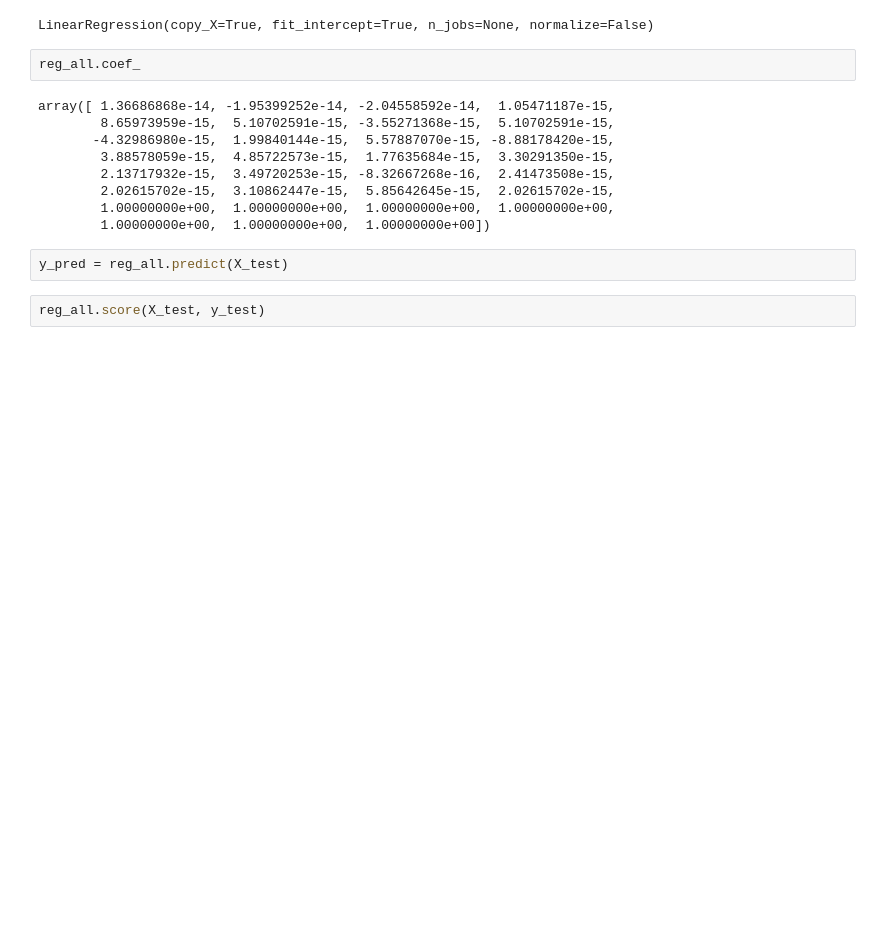
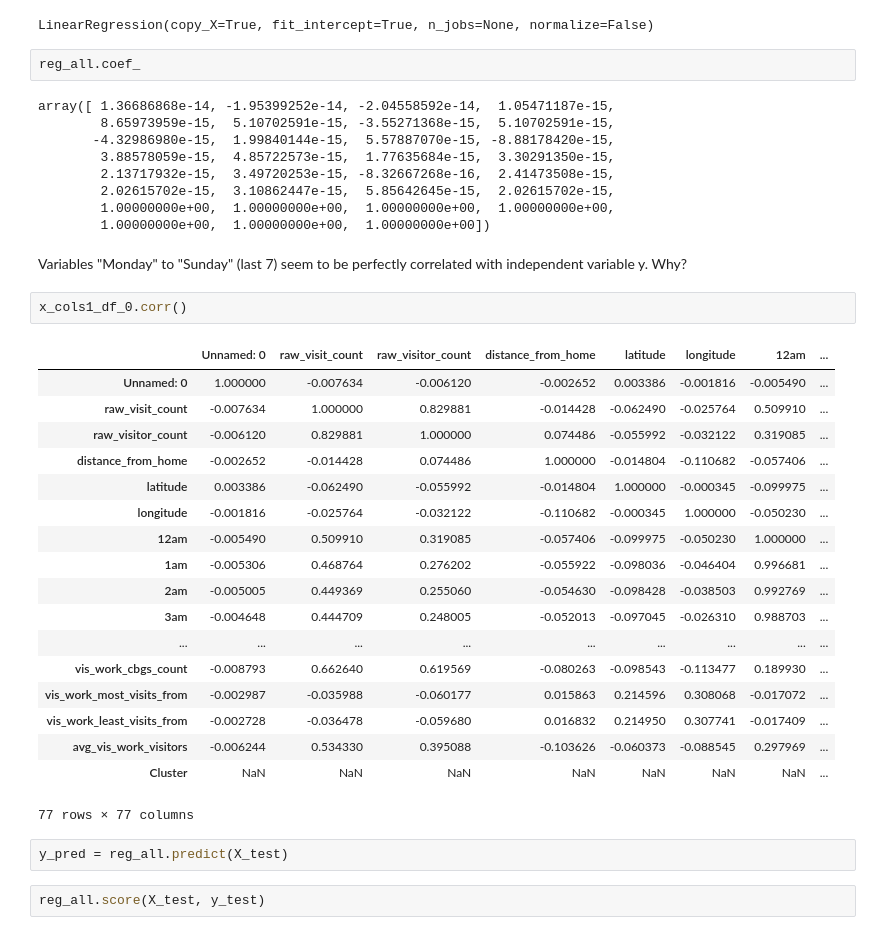
Before and after one commit to Crosita/Capstone-Project-1, a Jupyter notebook: Machine Learning_Capstone_1.ipynb, the cells around one changed output. Drawn from its saved outputs; the diff is of its cells as text; blank space fills up the shorter version.

```diff
--- a/Machine Learning_Capstone_1.ipynb
+++ b/Machine Learning_Capstone_1.ipynb
@@ -113,6 +113,29 @@ array([ 1.36686868e-14, -1.95399252e-14, -2.04558592e-14,  1.05471187e-15,
         2.02615702e-15,  3.10862447e-15,  5.85642645e-15,  2.02615702e-15,
         1.00000000e+00,  1.00000000e+00,  1.00000000e+00,  1.00000000e+00,
         1.00000000e+00,  1.00000000e+00,  1.00000000e+00])
+# %% [markdown]
+Variables "Monday" to "Sunday" (last 7) seem to be perfectly correlated with independent variable y. Why?
+# %%
+x_cols1_df_0.corr()
+# %% [output]
+|  | Unnamed: 0 | raw_visit_count | raw_visitor_count | distance_from_home | latitude | longitude | 12am | ... |
+| Unnamed: 0 | 1.000000 | -0.007634 | -0.006120 | -0.002652 | 0.003386 | -0.001816 | -0.005490 | ... |
+| raw_visit_count | -0.007634 | 1.000000 | 0.829881 | -0.014428 | -0.062490 | -0.025764 | 0.509910 | ... |
+| raw_visitor_count | -0.006120 | 0.829881 | 1.000000 | 0.074486 | -0.055992 | -0.032122 | 0.319085 | ... |
+| distance_from_home | -0.002652 | -0.014428 | 0.074486 | 1.000000 | -0.014804 | -0.110682 | -0.057406 | ... |
+| latitude | 0.003386 | -0.062490 | -0.055992 | -0.014804 | 1.000000 | -0.000345 | -0.099975 | ... |
+| longitude | -0.001816 | -0.025764 | -0.032122 | -0.110682 | -0.000345 | 1.000000 | -0.050230 | ... |
+| 12am | -0.005490 | 0.509910 | 0.319085 | -0.057406 | -0.099975 | -0.050230 | 1.000000 | ... |
+| 1am | -0.005306 | 0.468764 | 0.276202 | -0.055922 | -0.098036 | -0.046404 | 0.996681 | ... |
+| 2am | -0.005005 | 0.449369 | 0.255060 | -0.054630 | -0.098428 | -0.038503 | 0.992769 | ... |
+| 3am | -0.004648 | 0.444709 | 0.248005 | -0.052013 | -0.097045 | -0.026310 | 0.988703 | ... |
+| ... | ... | ... | ... | ... | ... | ... | ... | ... |
+| vis_work_cbgs_count | -0.008793 | 0.662640 | 0.619569 | -0.080263 | -0.098543 | -0.113477 | 0.189930 | ... |
+| vis_work_most_visits_from | -0.002987 | -0.035988 | -0.060177 | 0.015863 | 0.214596 | 0.308068 | -0.017072 | ... |
+| vis_work_least_visits_from | -0.002728 | -0.036478 | -0.059680 | 0.016832 | 0.214950 | 0.307741 | -0.017409 | ... |
+| avg_vis_work_visitors | -0.006244 | 0.534330 | 0.395088 | -0.103626 | -0.060373 | -0.088545 | 0.297969 | ... |
+| Cluster | NaN | NaN | NaN | NaN | NaN | NaN | NaN | ... |
+77 rows × 77 columns
 # %%
 y_pred = reg_all.predict(X_test)
 # %%
```
Also changed, not shown: parts of 6 cells of this notebook.
